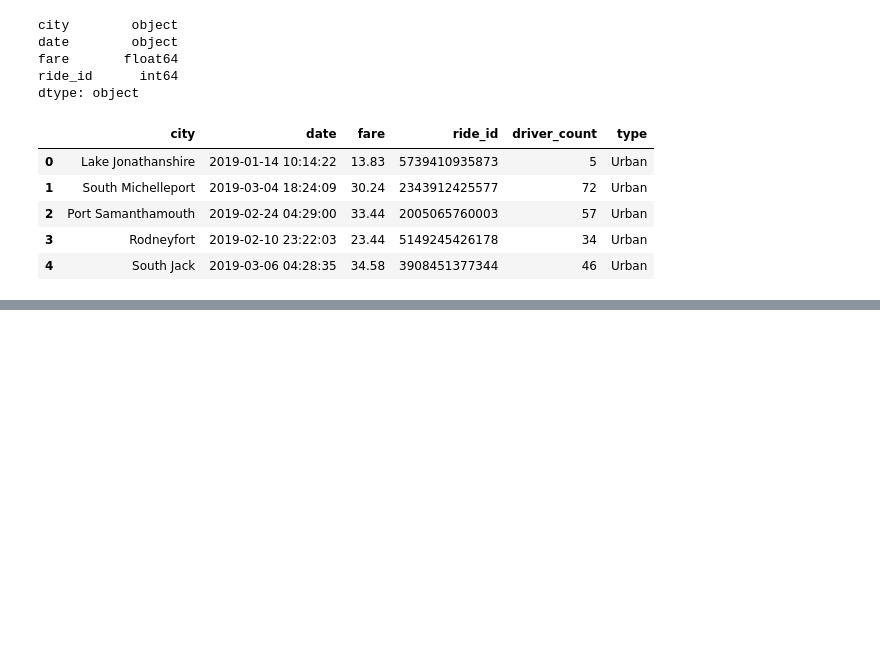
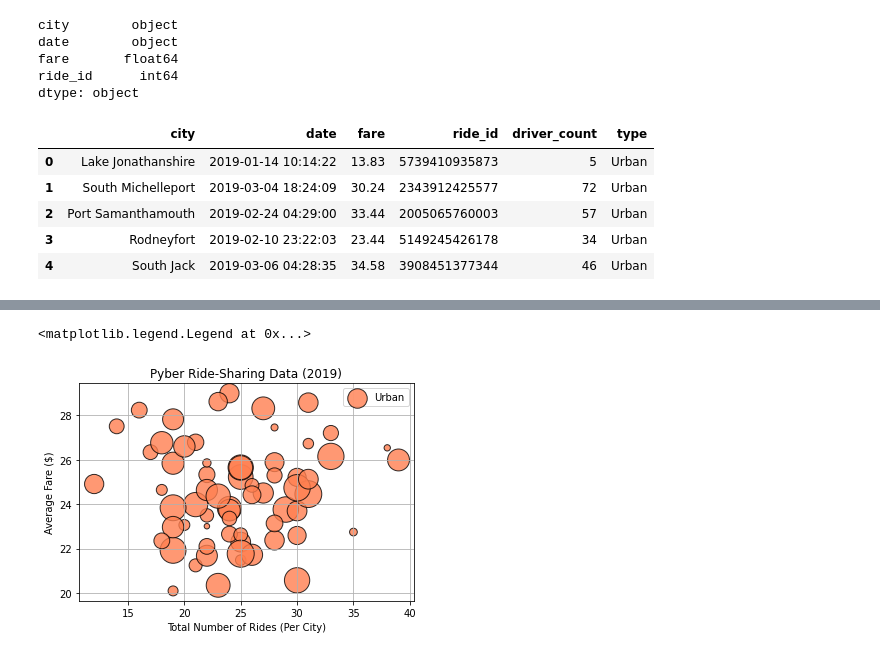
Before and after one commit to MarcelinGian/PyBer_Analysis, a Jupyter notebook: PyBer.ipynb, the cells around one changed output, grey strips where cells are left out. Drawn from its saved outputs; the diff is of its cells as text; code cells hidden in the pictures; blank space fills up the shorter version.

```diff
--- a/PyBer.ipynb
+++ b/PyBer.ipynb
@@ -128,0 +224,19 @@ pyber_data_df.head()
+# %%
+# Now let's add a title, axes labels, and a legend, and change the color and size(*10..) of the markers.
+plt.scatter(urban_ride_count,
+            urban_avg_fare,
+           s=10*urban_driver_count,
+           c="coral",
+           alpha=0.8,
+           edgecolors="black",
+           linewidths=1, label="Urban")
+plt.grid(True)
+plt.title("Pyber Ride-Sharing Data (2019)")
+plt.xlabel("Total Number of Rides (Per City)")
+plt.ylabel("Average Fare ($)")
+
+#add the legend
+plt.legend()
+# %% [output]
+<matplotlib.legend.Legend at 0x...>
+[figure, added]
```
Also changed, not shown: parts of 13 cells of this notebook, 2 other files.
